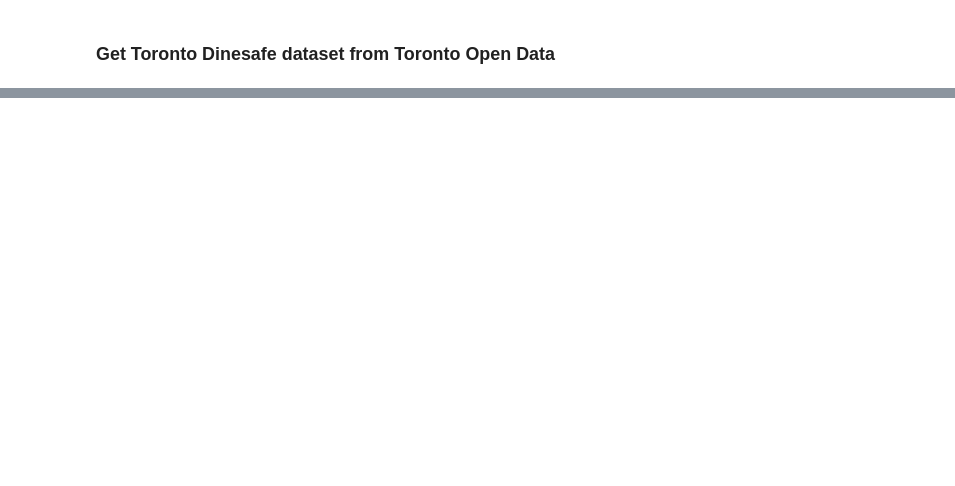
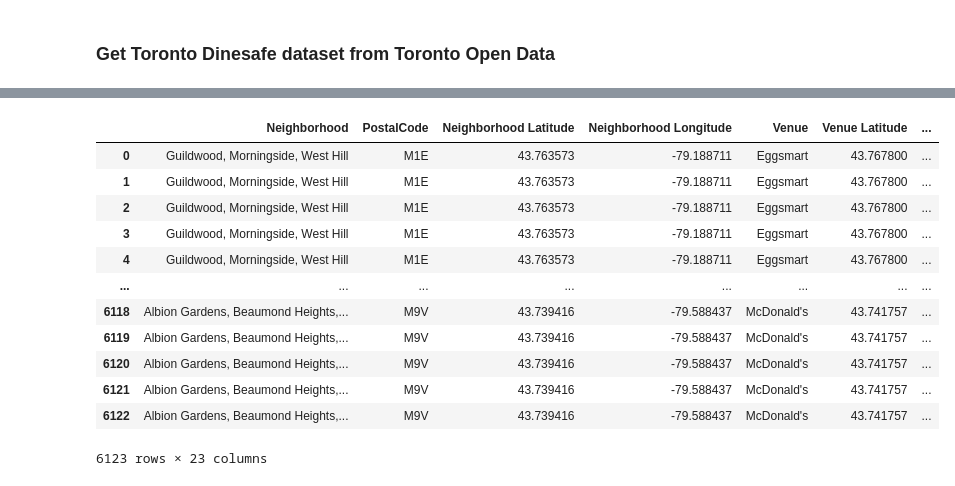
Before and after one commit to filtertron/IBM_DataScience_Capstone, a Jupyter notebook: SaferDiningInToronto.ipynb, the cells around one changed output, grey strips where cells are left out. Cells and saved outputs as stored; diff of their text form; code cells hidden in the pictures; blank space fills up the shorter version.

```diff
--- a/SaferDiningInToronto.ipynb
+++ b/SaferDiningInToronto.ipynb
@@ -407,0 +668,9 @@ dfDinesafe.shape #60519 records for about 17,000 establishments, not all of whic
+# %%
+#groom these data as we did for toronto_restaurants
+#dfDinesafeRecent['Establishment_Addr'] = dfDinesafeRecent['Establishment_Addr'].apply(', '.join);
+dfDinesafeRecent['Establishment_Addr'] = dfDinesafeRecent['Establishment_Addr'].apply(lambda x: parser.street_addresses(x));
+dfDinesafeRecent['Establishment_Lat']= dfDinesafeRecent['Establishment_Lat'].astype(np.float64);
+dfDinesafeRecent['Establishment_Long']= dfDinesafeRecent['Establishment_Long'].astype(np.float64);
+# %%
+dfDinesafeRecent['Establishment_Addr'] = dfDinesafeRecent['Establishment_Addr'].apply(', '.join);
+dfDinesafeRecent
@@ -407,0 +743,7 @@ dfDinesafe.shape #60519 records for about 17,000 establishments, not all of whic
+# %%
+#first change the name of the Establishment_Name column in the Dinesafe dataset to Venue, so we can merge with it (join)
+dfDinesafeRecent.rename(columns = {'Establishment_Addr':'StreetAddress'}, inplace = True)
+toronto_restaurants.rename(columns = {'Venue Street Address':'StreetAddress'}, inplace = True)
+
+#dfDinesafe['Venue'] = dfDinesafe['Venue'].str.upper()
+#toronto_venues['Venue'] = toronto_venues['Venue'].str.upper()
@@ -407,0 +771,30 @@ dfDinesafe.shape #60519 records for about 17,000 establishments, not all of whic
+# %%
+
+
+
+
+#for df in (toronto_restaurants, dfDinesafe):
+    # Strip the column(s) you're planning to join with
+    #df['StreetAddress'] = df['StreetAddress'].str.strip()
+
+#just one space
+#for df in (toronto_restaurants, dfDinesafe):
+ #df['StreetAddress'] = df['StreetAddress'].str.replace(r'\s+', ' ')
+
+testthis = pd.merge(left=toronto_restaurants, right=dfDinesafeRecent, on='StreetAddress', how='inner')
+# %%
+testthis
+# %% [output]
+|  | Neighborhood | PostalCode | Neighborhood Latitude | Neighborhood Longitude | Venue | Venue Latitude | ... |
+| 0 | Guildwood, Morningside, West Hill | M1E | 43.763573 | -79.188711 | Eggsmart | 43.767800 | ... |
+| 1 | Guildwood, Morningside, West Hill | M1E | 43.763573 | -79.188711 | Eggsmart | 43.767800 | ... |
+| 2 | Guildwood, Morningside, West Hill | M1E | 43.763573 | -79.188711 | Eggsmart | 43.767800 | ... |
+| 3 | Guildwood, Morningside, West Hill | M1E | 43.763573 | -79.188711 | Eggsmart | 43.767800 | ... |
+| 4 | Guildwood, Morningside, West Hill | M1E | 43.763573 | -79.188711 | Eggsmart | 43.767800 | ... |
+| ... | ... | ... | ... | ... | ... | ... | ... |
+| 6118 | Albion Gardens, Beaumond Heights,... | M9V | 43.739416 | -79.588437 | McDonald's | 43.741757 | ... |
+| 6119 | Albion Gardens, Beaumond Heights,... | M9V | 43.739416 | -79.588437 | McDonald's | 43.741757 | ... |
+| 6120 | Albion Gardens, Beaumond Heights,... | M9V | 43.739416 | -79.588437 | McDonald's | 43.741757 | ... |
+| 6121 | Albion Gardens, Beaumond Heights,... | M9V | 43.739416 | -79.588437 | McDonald's | 43.741757 | ... |
+| 6122 | Albion Gardens, Beaumond Heights,... | M9V | 43.739416 | -79.588437 | McDonald's | 43.741757 | ... |
+6123 rows × 23 columns
```
Also changed, not shown: parts of 24 cells of this notebook.
